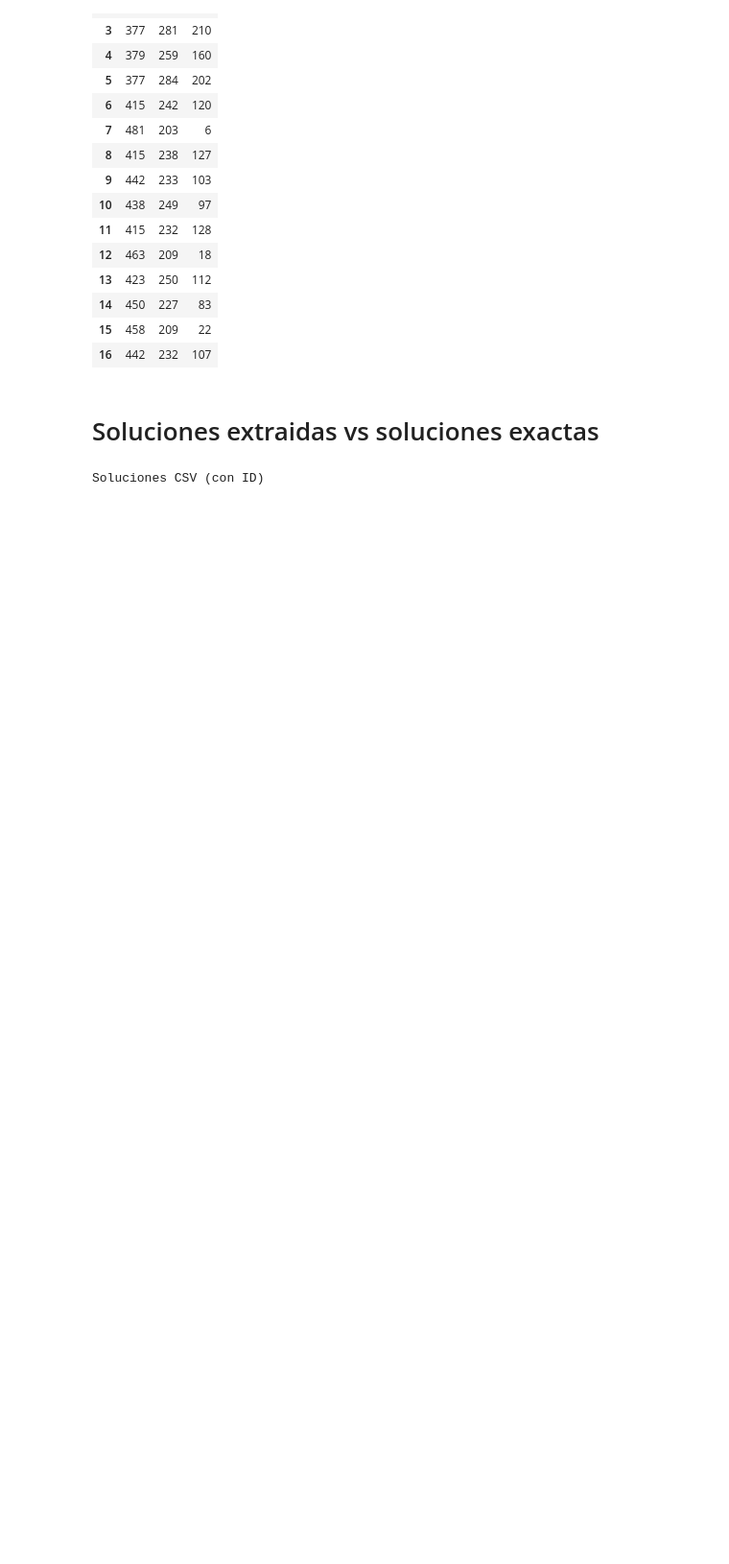
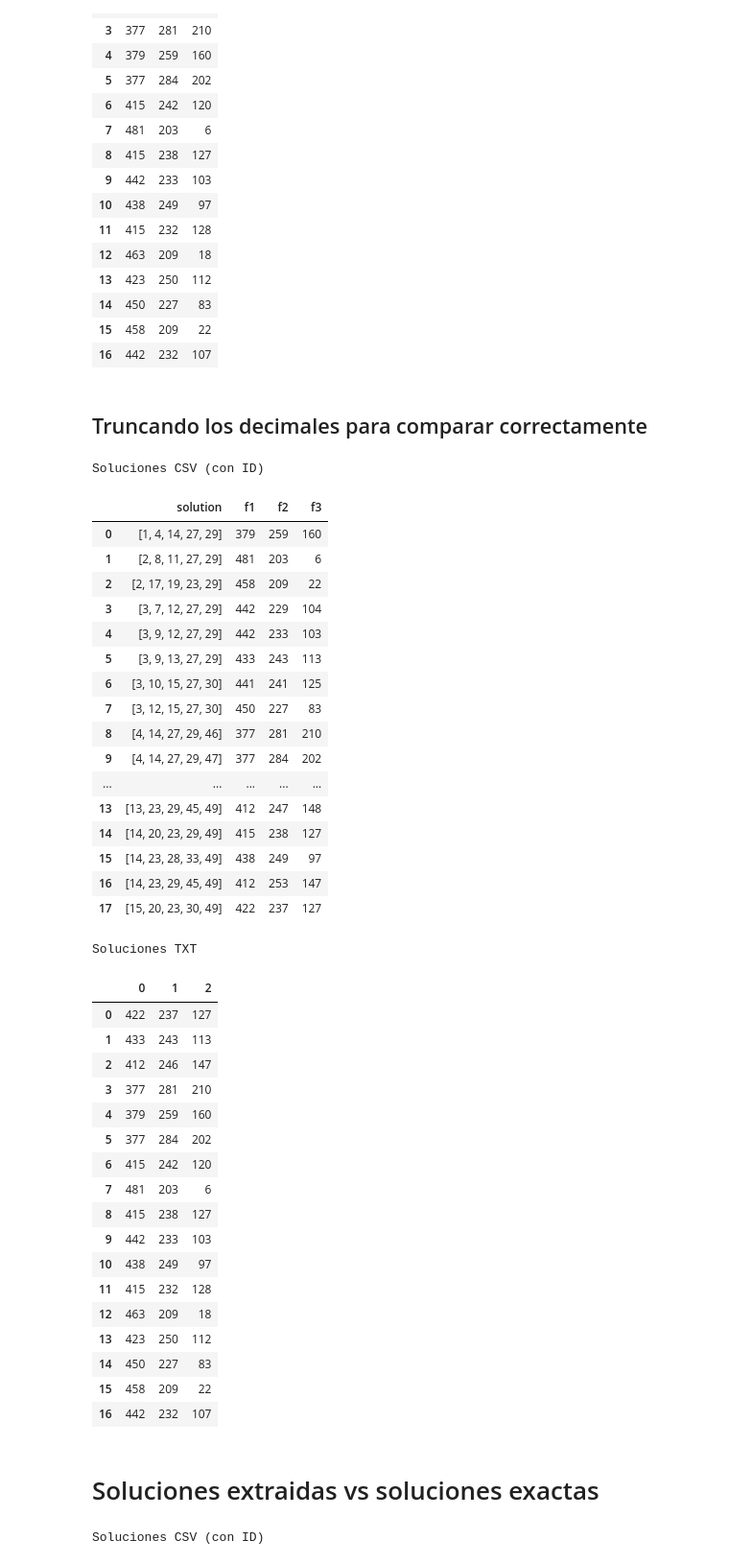
Before and after one commit to Manumrm8/TFM_optimization, a Jupyter notebook: extraer_frente_pareto_exacto.ipynb, the cells around one changed output. Shown at 96% size. Drawn from its saved outputs; the diff is of its cells as text; code cells hidden in the pictures; blank space fills up the shorter version.

Commit message:
ya para preparar la redacciónd el algoritmo

```diff
--- a/extraer_frente_pareto_exacto.ipynb
+++ b/extraer_frente_pareto_exacto.ipynb
@@ -303,6 +303,80 @@ Soluciones TXT
 | 14 | 450 | 227 | 83 |
 | 15 | 458 | 209 | 22 |
 | 16 | 442 | 232 | 107 |
+# %% [markdown]
+## Truncando los decimales para comparar correctamente
+# %%
+df_csv_full['f1'] = df_csv_full['f1'].astype(int)
+df_csv_obj['f1'] = df_csv_obj['f1'].astype(int)
+# %%
+# Unir y encontrar frente de Pareto
+all_solutions = np.vstack([df_csv_obj.values, df_txt.values])
+pareto_mask = get_pareto_front(all_solutions)
+pareto_solutions = all_solutions[pareto_mask]
+
+# Arrays para detección de comunes
+csv_array = df_csv_obj.values
+txt_array = df_txt.values
+
+# Clasificar
+colors_csv = classify_solutions(df_csv_obj, pareto_solutions, txt_array)
+colors_txt = classify_solutions(df_txt, pareto_solutions, csv_array)
+
+# Mostrar
+html_csv = get_styled_table(df_csv_full, colors_csv)
+html_txt = get_styled_table(df_txt, colors_txt)
+
+# Mostrar lado a lado con HTML
+display(HTML(f"""
+<div style="display: flex; gap: 30px;">
+  <div style="flex: 1;">
+    <h3>Soluciones CSV (con ID)</h3>
+    {html_csv}
+  </div>
+  <div style="flex: 1;">
+    <h3>Soluciones TXT</h3>
+    {html_txt}
+  </div>
+</div>
+"""))
+# %% [output]
+Soluciones CSV (con ID)
+|  | solution | f1 | f2 | f3 |
+| 0 | [1, 4, 14, 27, 29] | 379 | 259 | 160 |
+| 1 | [2, 8, 11, 27, 29] | 481 | 203 | 6 |
+| 2 | [2, 17, 19, 23, 29] | 458 | 209 | 22 |
+| 3 | [3, 7, 12, 27, 29] | 442 | 229 | 104 |
+| 4 | [3, 9, 12, 27, 29] | 442 | 233 | 103 |
+| 5 | [3, 9, 13, 27, 29] | 433 | 243 | 113 |
+| 6 | [3, 10, 15, 27, 30] | 441 | 241 | 125 |
+| 7 | [3, 12, 15, 27, 30] | 450 | 227 | 83 |
+| 8 | [4, 14, 27, 29, 46] | 377 | 281 | 210 |
+| 9 | [4, 14, 27, 29, 47] | 377 | 284 | 202 |
+| ... | ... | ... | ... | ... |
+| 13 | [13, 23, 29, 45, 49] | 412 | 247 | 148 |
+| 14 | [14, 20, 23, 29, 49] | 415 | 238 | 127 |
+| 15 | [14, 23, 28, 33, 49] | 438 | 249 | 97 |
+| 16 | [14, 23, 29, 45, 49] | 412 | 253 | 147 |
+| 17 | [15, 20, 23, 30, 49] | 422 | 237 | 127 |
+Soluciones TXT
+|  | 0 | 1 | 2 |
+| 0 | 422 | 237 | 127 |
+| 1 | 433 | 243 | 113 |
+| 2 | 412 | 246 | 147 |
+| 3 | 377 | 281 | 210 |
+| 4 | 379 | 259 | 160 |
+| 5 | 377 | 284 | 202 |
+| 6 | 415 | 242 | 120 |
+| 7 | 481 | 203 | 6 |
+| 8 | 415 | 238 | 127 |
+| 9 | 442 | 233 | 103 |
+| 10 | 438 | 249 | 97 |
+| 11 | 415 | 232 | 128 |
+| 12 | 463 | 209 | 18 |
+| 13 | 423 | 250 | 112 |
+| 14 | 450 | 227 | 83 |
+| 15 | 458 | 209 | 22 |
+| 16 | 442 | 232 | 107 |
 # %% [markdown]
 # Soluciones extraidas vs soluciones exactas
 # %%
```
